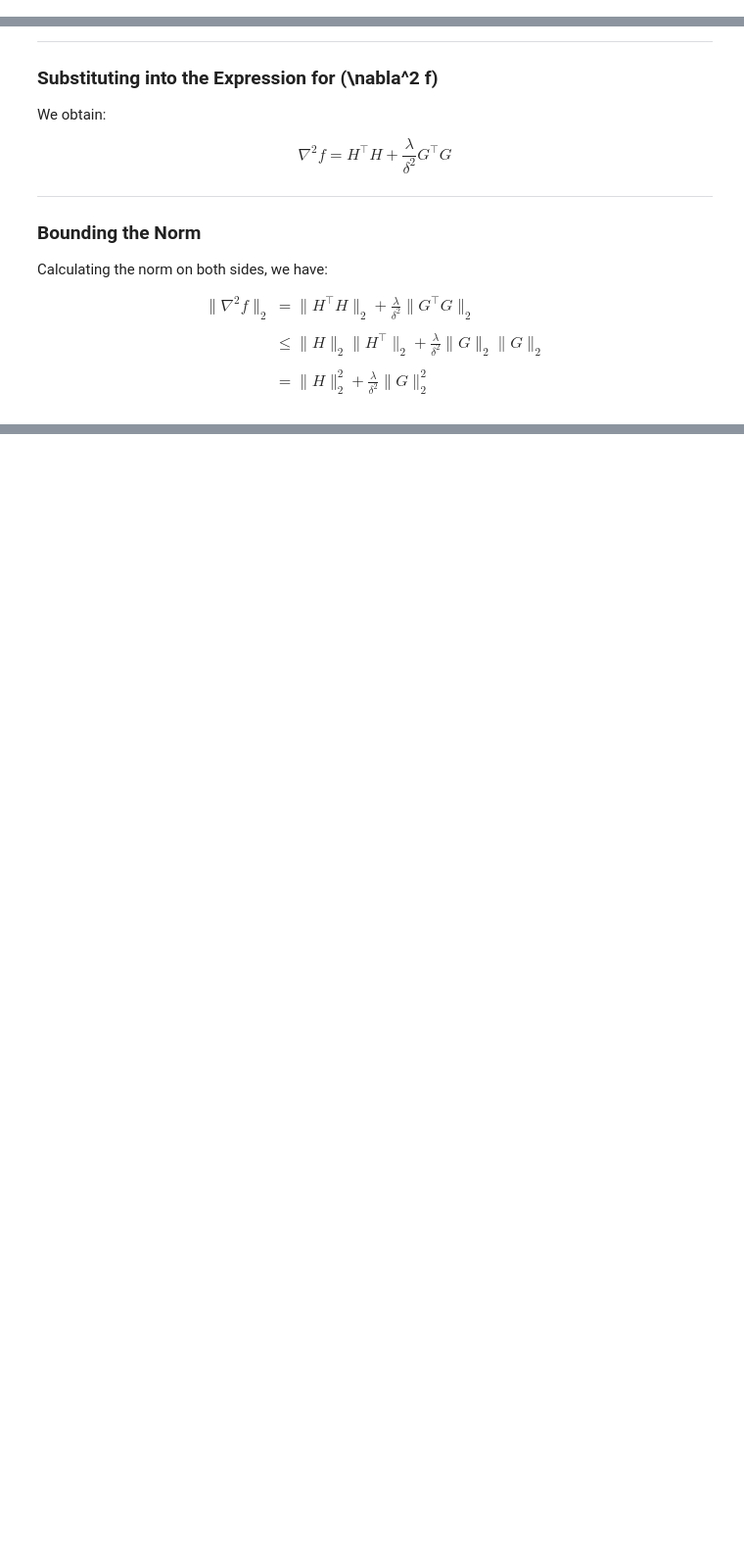
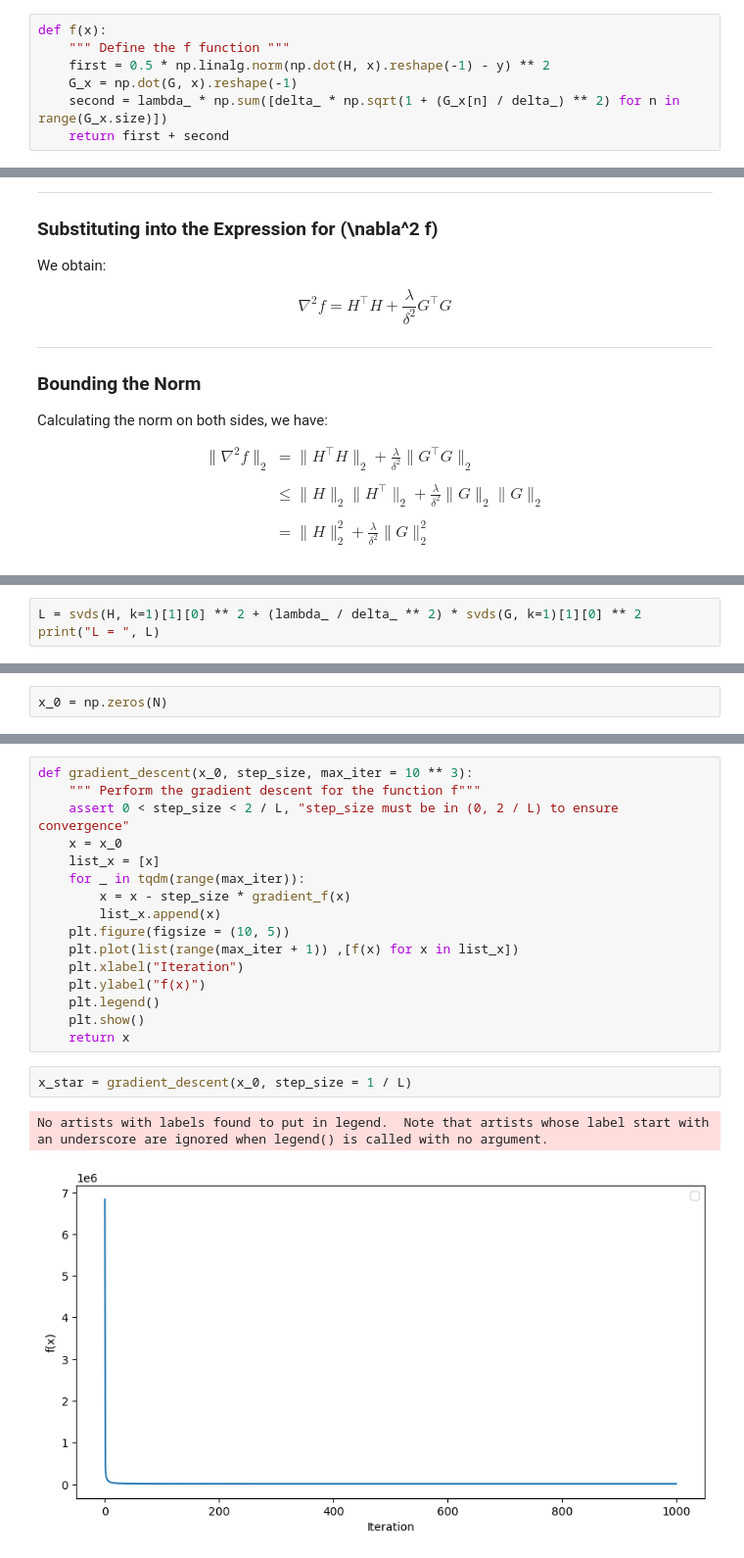
Before and after one commit to AugustinCablant/3A-class, a Jupyter notebook: Foundations of Distributed and Large Scale optimization/TP2/TP2.ipynb, the cells around one changed output, grey strips where cells are left out. Shown at 98% size. Cells and saved outputs as stored; diff of their text form; blank space fills up the shorter version.

Commit message:
gradient descent

```diff
--- a/Foundations of Distributed and Large Scale optimization/TP2/TP2.ipynb
+++ b/Foundations of Distributed and Large Scale optimization/TP2/TP2.ipynb
@@ -108,6 +110,13 @@ def gradient_f(x):
     G_x = np.dot(G, x).reshape(-1)
     second = lambda_ * np.sum([gradient_psi(G_x[n]) * G[n] for n in range(G_x.size)], axis = 0)
     return first + second
+# %%
+def f(x):
+    """ Define the f function """
+    first = 0.5 * np.linalg.norm(np.dot(H, x).reshape(-1) - y) ** 2
+    G_x = np.dot(G, x).reshape(-1)
+    second = lambda_ * np.sum([delta_ * np.sqrt(1 + (G_x[n] / delta_) ** 2) for n in range(G_x.size)])
+    return first + second
 # %% [markdown]
 Question 3: Show that a Lipschitz constant of $ \nabla f$ is $L = || H ||^2 + \frac{ \lambda }{\delta ^2} ||G||^2$.
 # %% [markdown]
@@ -195,0 +195,3 @@ grad.shape
+# %%
+L = svds(H, k=1)[1][0] ** 2 + (lambda_ / delta_ ** 2) * svds(G, k=1)[1][0] ** 2
+print("L = ", L)
@@ -195,0 +206,2 @@ grad.shape
+# %%
+x_0 = np.zeros(N)
@@ -195,0 +220,21 @@ grad.shape
+# %%
+def gradient_descent(x_0, step_size, max_iter = 10 ** 3):
+    """ Perform the gradient descent for the function f"""
+    assert 0 < step_size < 2 / L, "step_size must be in (0, 2 / L) to ensure convergence"
+    x = x_0
+    list_x = [x]
+    for _ in tqdm(range(max_iter)):
+        x = x - step_size * gradient_f(x)
+        list_x.append(x)
+    plt.figure(figsize = (10, 5))
+    plt.plot(list(range(max_iter + 1)) ,[f(x) for x in list_x])
+    plt.xlabel("Iteration")
+    plt.ylabel("f(x)")
+    plt.legend()
+    plt.show()
+    return x
+# %%
+x_star = gradient_descent(x_0, step_size = 1 / L)
+# %% [output]
+No artists with labels found to put in legend.  Note that artists whose label start with an underscore are ignored when legend() is called with no argument.
+[figure, added]
```
Also changed, not shown: parts of 10 cells of this notebook.
